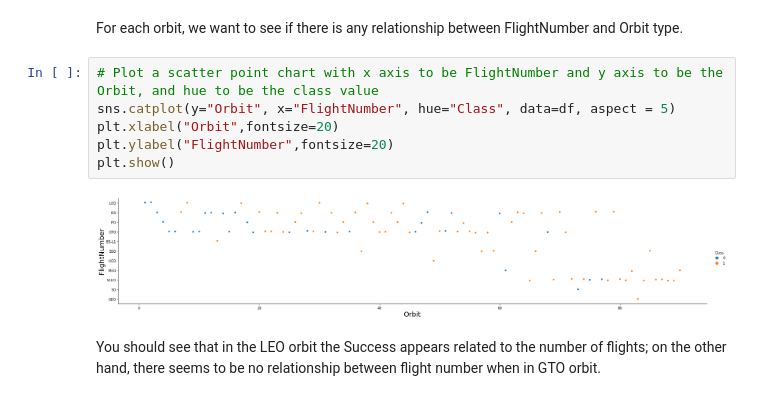
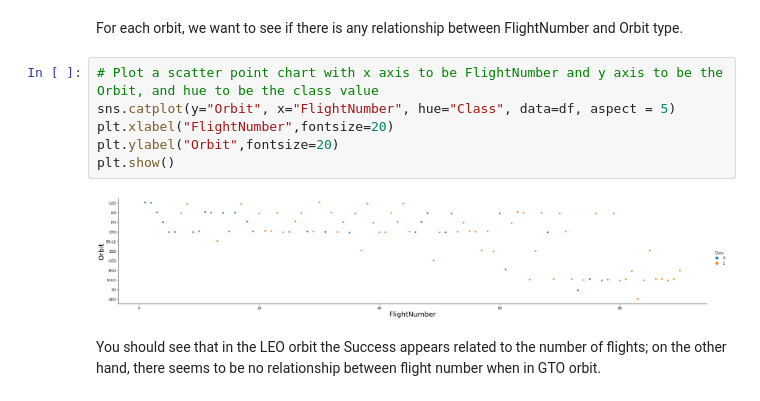
Before and after one commit to agovindaraju28/Atestrepo, a Jupyter notebook: jupyter-labs-eda-dataviz.ipynb, the cells around one changed output. Cells and saved outputs as stored; diff of their text form.

```diff
--- a/jupyter-labs-eda-dataviz.ipynb
+++ b/jupyter-labs-eda-dataviz.ipynb
@@ -132,11 +132,11 @@ For each orbit, we want to see if there is any relationship between FlightNumber
 # %%
 # Plot a scatter point chart with x axis to be FlightNumber and y axis to be the Orbit, and hue to be the class value
 sns.catplot(y="Orbit", x="FlightNumber", hue="Class", data=df, aspect = 5)
-plt.xlabel("Orbit",fontsize=20)
-plt.ylabel("FlightNumber",fontsize=20)
+plt.xlabel("FlightNumber",fontsize=20)
+plt.ylabel("Orbit",fontsize=20)
 plt.show()
 # %% [output]
-[figure, old version]
+[figure, new version]
 # %% [markdown]
 You should see that in the LEO orbit the Success appears related to the number of flights; on the other hand, there seems to be no relationship between flight number when in GTO orbit.
 # %% [markdown]
```
Also changed, not shown: parts of 3 cells of this notebook.
